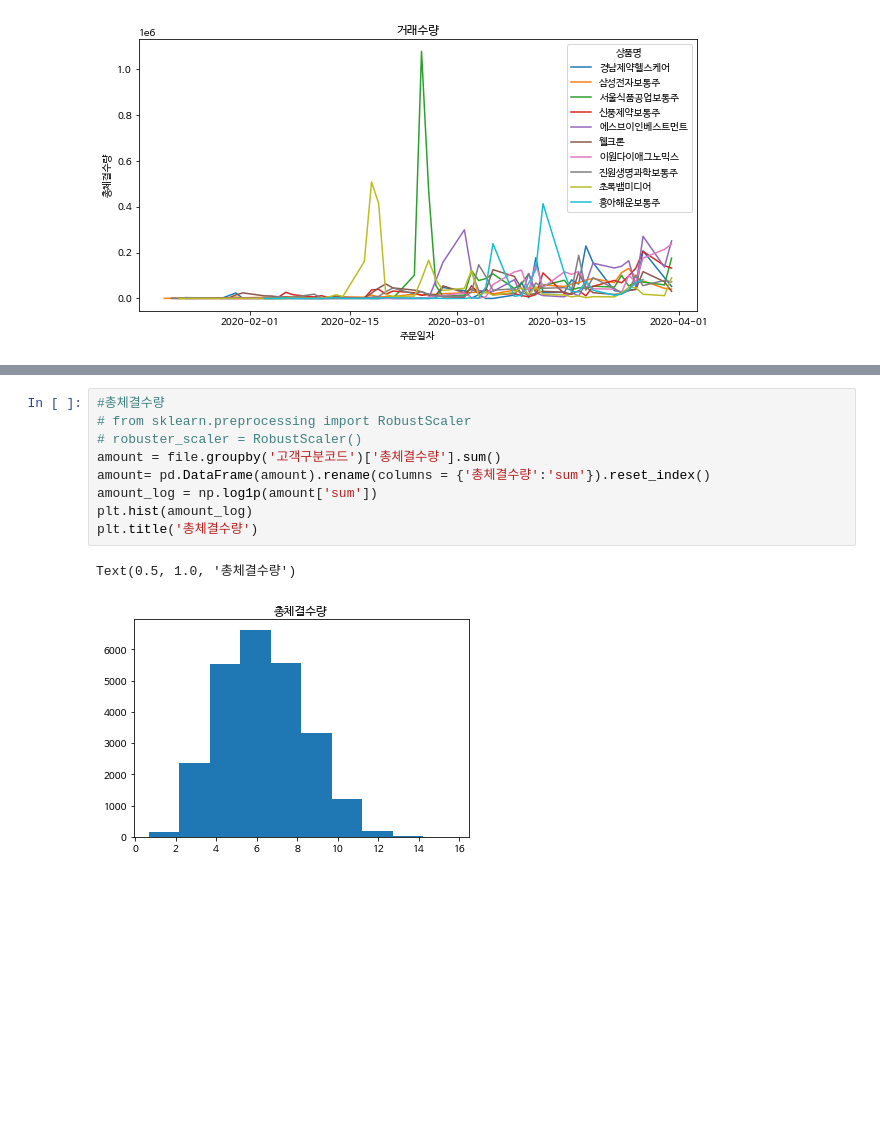
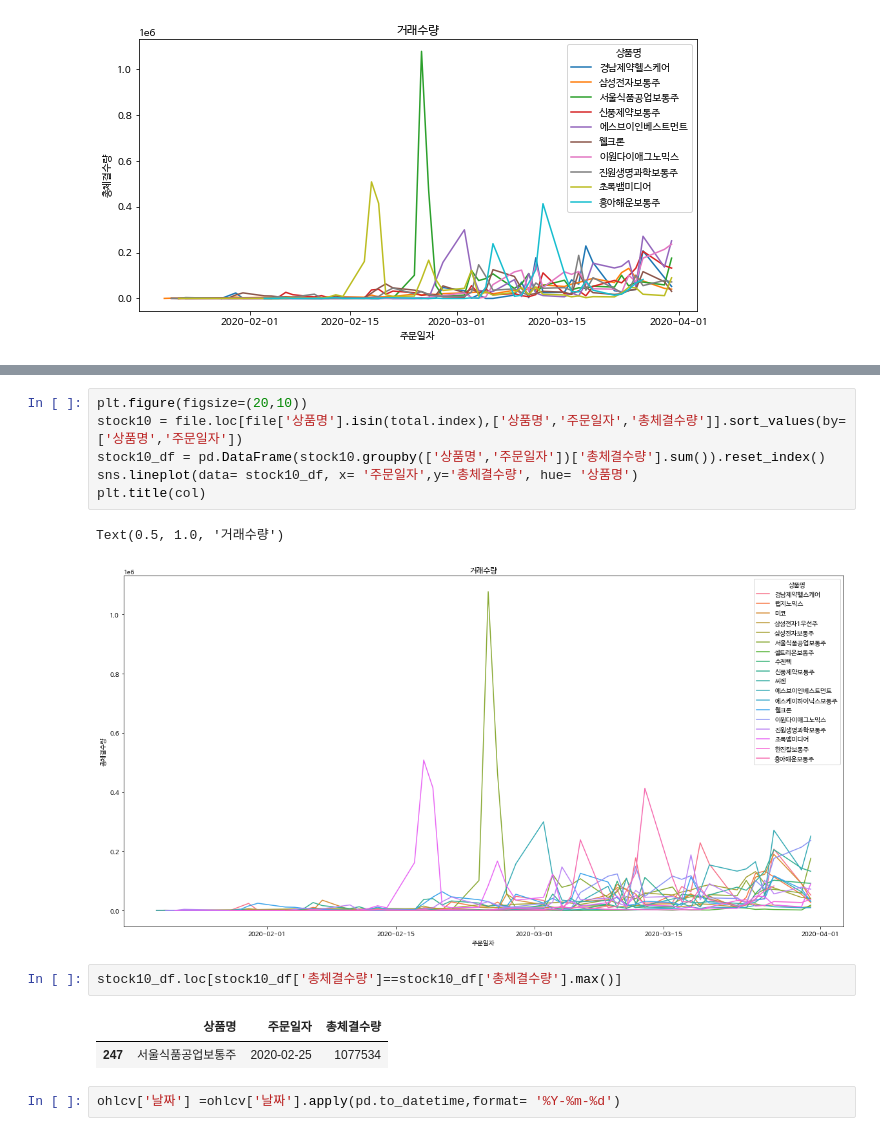
Before and after one commit to christine127/Portfolio_Recommendation_Project, a Jupyter notebook: 프로젝트_EDA.ipynb, the cells around one changed output, grey strips where cells are left out. Drawn from its saved outputs; the diff is of its cells as text; blank space fills up the shorter version.

```diff
--- a/프로젝트_EDA.ipynb
+++ b/프로젝트_EDA.ipynb
@@ -269,12 +286,16 @@ Text(0.5, 0, '거래소구분코드')
-# %%
-#총체결수량
-# from sklearn.preprocessing import RobustScaler
-# robuster_scaler = RobustScaler()
-amount = file.groupby('고객구분코드')['총체결수량'].sum()
-amount= pd.DataFrame(amount).rename(columns = {'총체결수량':'sum'}).reset_index()
-amount_log = np.log1p(amount['sum'])
-plt.hist(amount_log)
-plt.title('총체결수량')
-# %% [output]
-Text(0.5, 1.0, '총체결수량')
-[figure, removed]
+# %%
+plt.figure(figsize=(20,10))
+stock10 = file.loc[file['상품명'].isin(total.index),['상품명','주문일자','총체결수량']].sort_values(by=['상품명','주문일자'])
+stock10_df = pd.DataFrame(stock10.groupby(['상품명','주문일자'])['총체결수량'].sum()).reset_index()
+sns.lineplot(data= stock10_df, x= '주문일자',y='총체결수량', hue= '상품명')
+plt.title(col)
+# %% [output]
+Text(0.5, 1.0, '거래수량')
+[figure, added]
+# %%
+stock10_df.loc[stock10_df['총체결수량']==stock10_df['총체결수량'].max()]
+# %% [output]
+|  | 상품명 | 주문일자 | 총체결수량 |
+| 247 | 서울식품공업보통주 | 2020-02-25 | 1077534 |
+# %%
+ohlcv['날짜'] =ohlcv['날짜'].apply(pd.to_datetime,format= '%Y-%m-%d')
```
Also changed, not shown: parts of 12 cells of this notebook.
